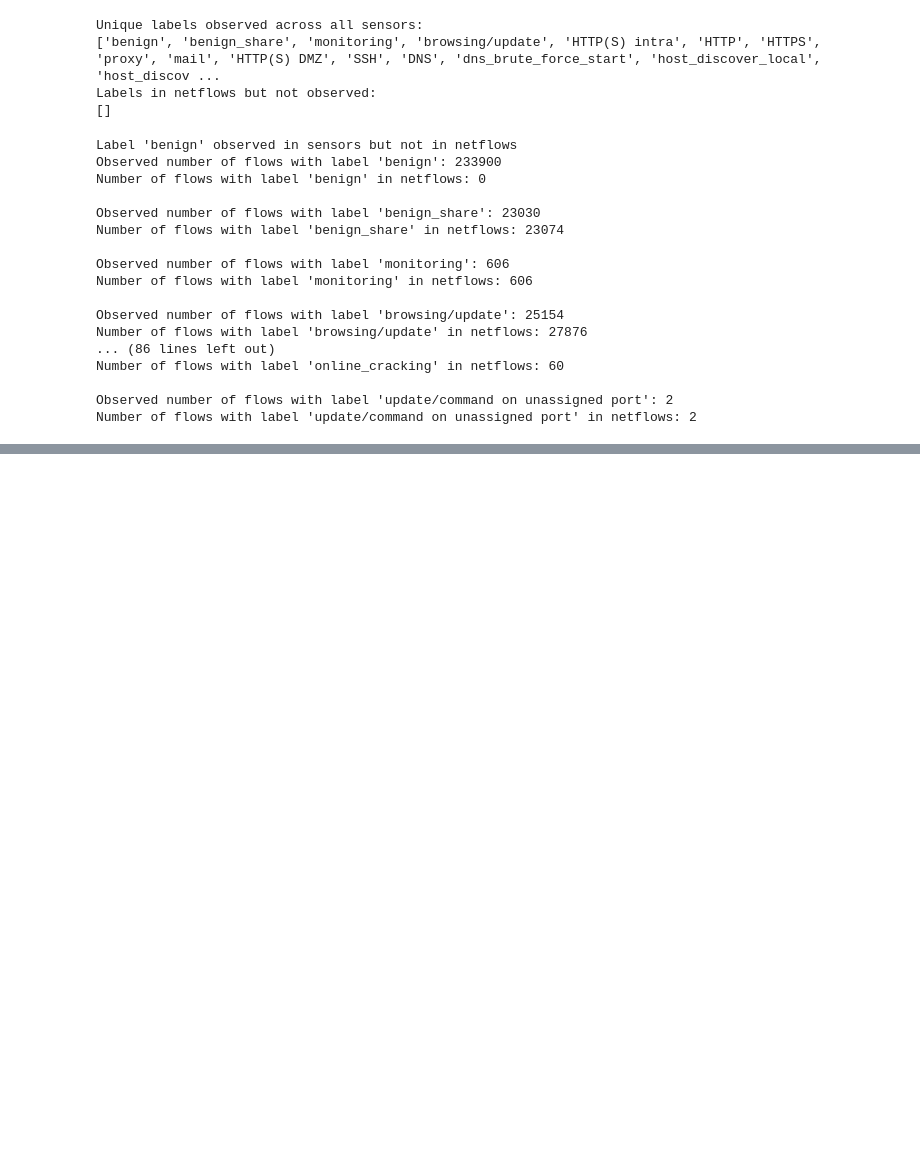
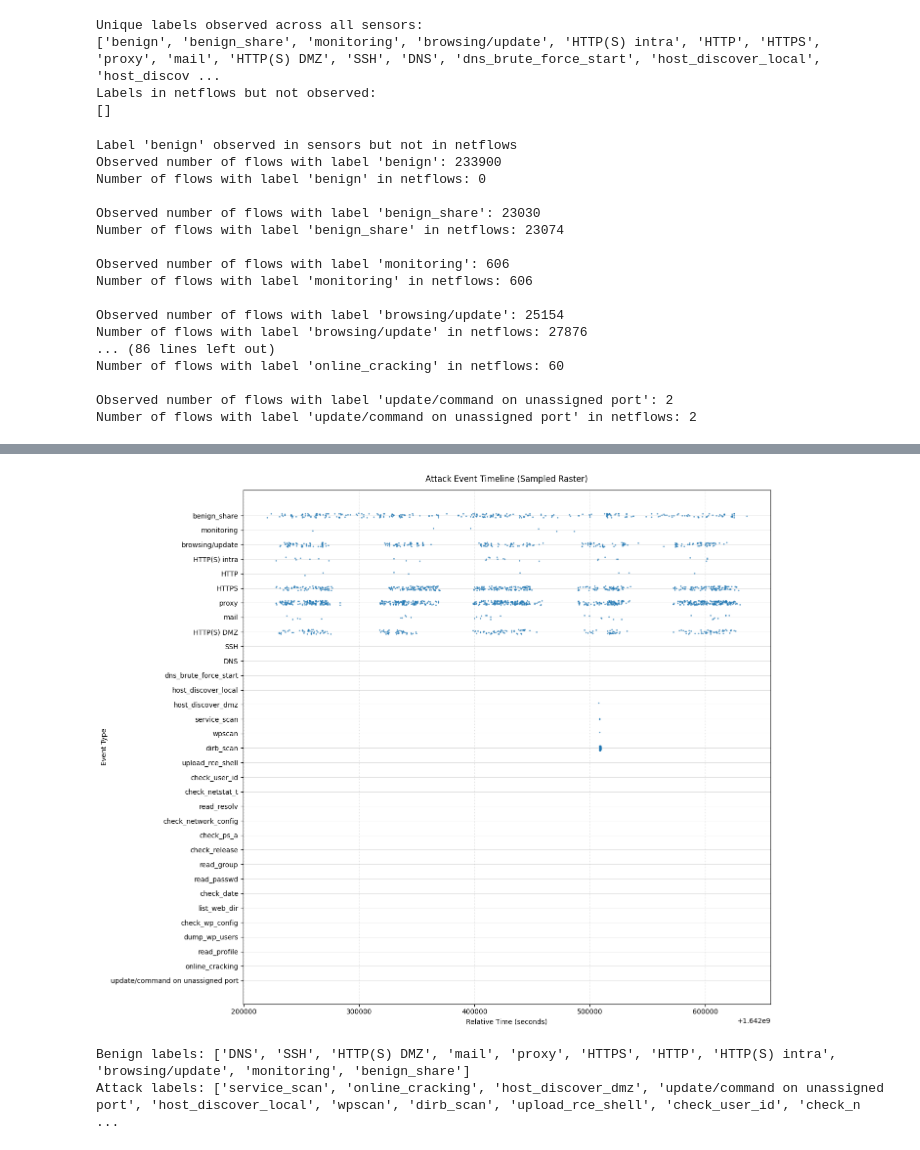
Before and after one commit to sofiaburkow/DeepChronos, a Jupyter notebook: notebooks/ait_analysis.ipynb, the cells around one changed output, grey strips where cells are left out. Saved outputs shown, nothing was run; the diff lists cells and outputs as text; code cells hidden in the pictures; blank space fills up the shorter version.

```diff
--- a/notebooks/ait_analysis.ipynb
+++ b/notebooks/ait_analysis.ipynb
@@ -188,0 +288,12 @@ Number of flows with label 'update/command on unassigned port' in netflows: 2
+# %%
+plot_event_raster(df, order)
+# %% [output]
+[figure, added]
+# %%
+benign_labels = ["DNS", "SSH", "HTTP(S) DMZ", "mail", "proxy", "HTTPS", "HTTP", "HTTP(S) intra", "browsing/update", "monitoring", "benign_share"]
+attack_labels = [lbl for lbl in all_labels if lbl not in benign_labels]
+print("Benign labels:", benign_labels)
+print("Attack labels:", attack_labels)
+# %% [output]
+Benign labels: ['DNS', 'SSH', 'HTTP(S) DMZ', 'mail', 'proxy', 'HTTPS', 'HTTP', 'HTTP(S) intra', 'browsing/update', 'monitoring', 'benign_share']
+Attack labels: ['service_scan', 'online_cracking', 'host_discover_dmz', 'update/command on unassigned port', 'host_discover_local', 'wpscan', 'dirb_scan', 'upload_rce_shell', 'check_user_id', 'check_n ...
```
Also changed, not shown: parts of 19 cells of this notebook.
